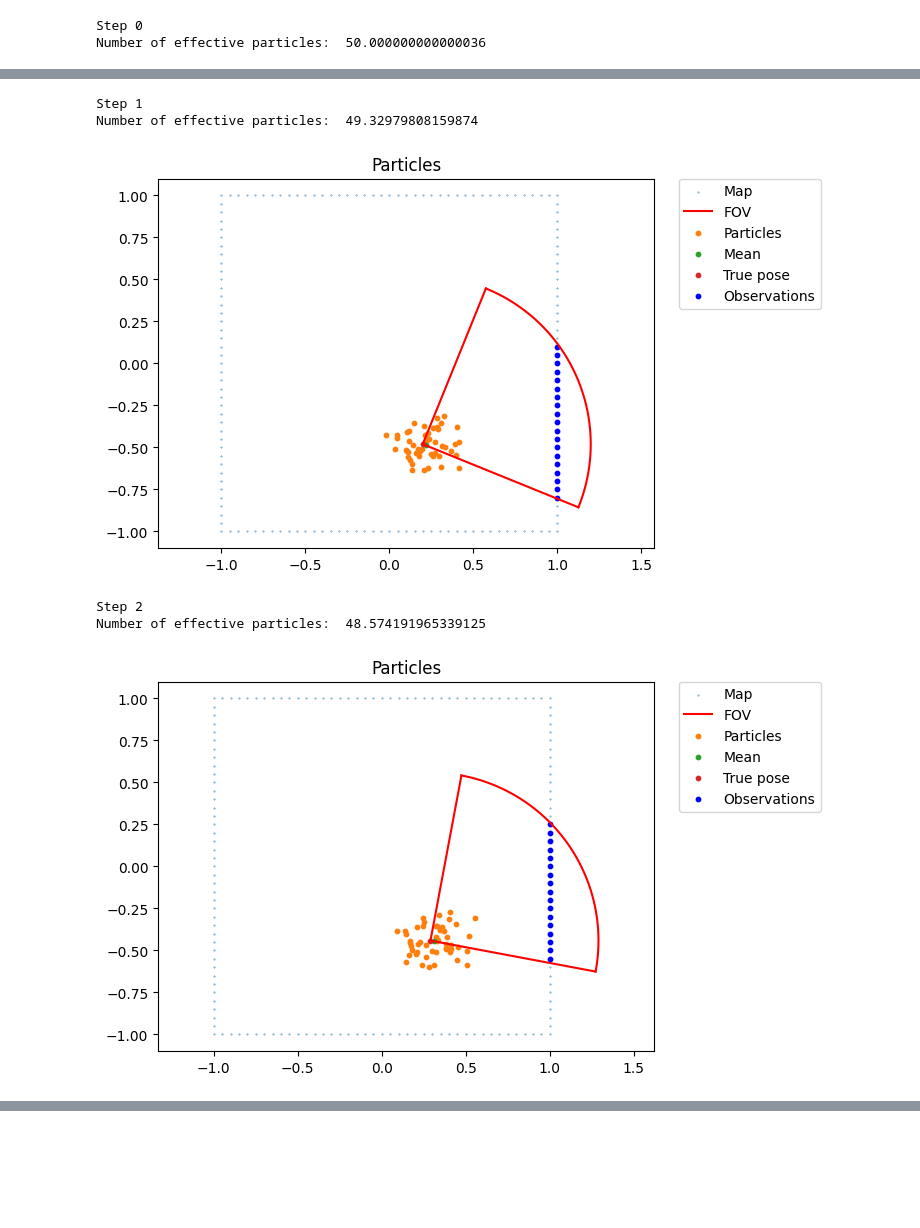
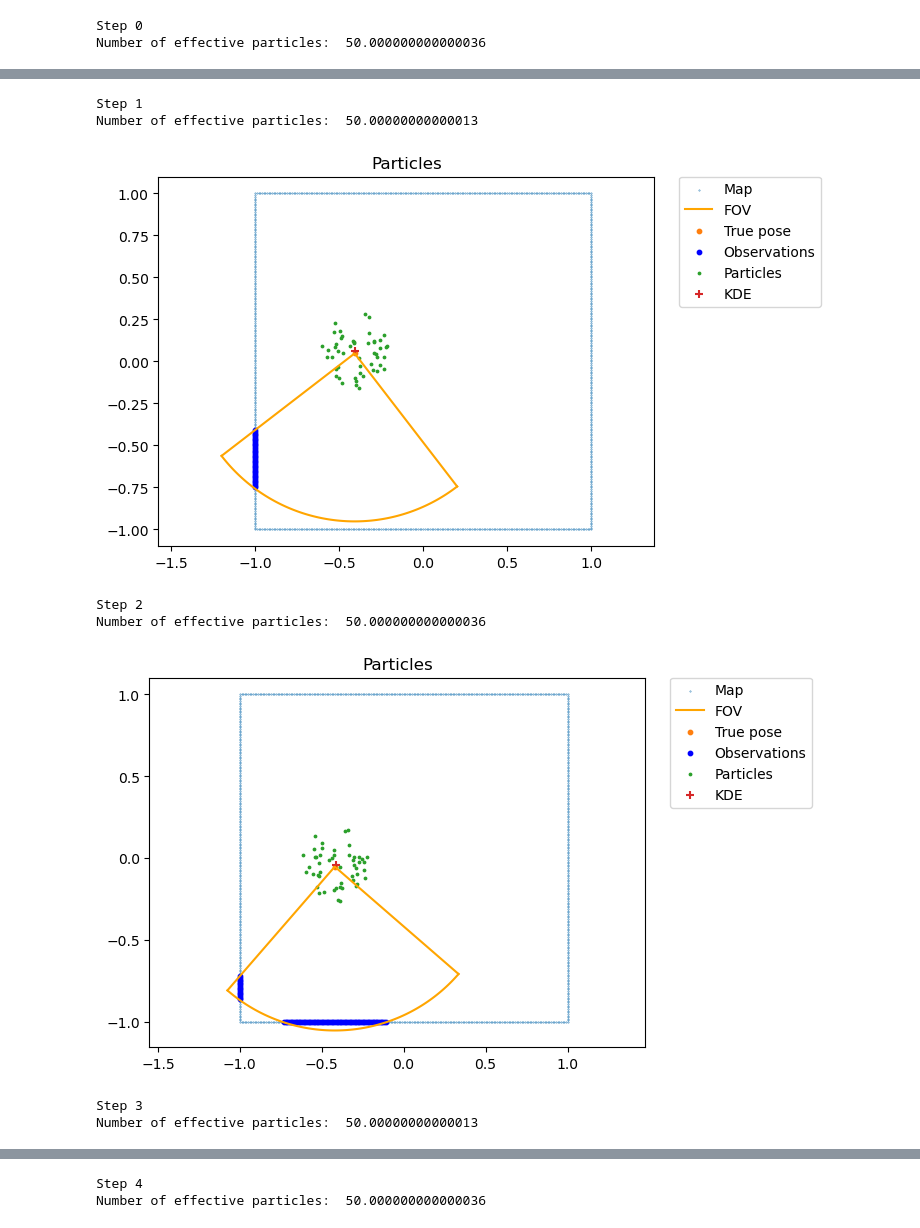
Before and after one commit to miquelmassot/pygp_particle_filter, a Jupyter notebook: example/example_pf.ipynb, the cells around one changed output, grey strips where cells are left out. Cells and saved outputs as stored; diff of their text form; code cells hidden in the pictures; blank space fills up the shorter version.

```diff
--- a/example/example_pf.ipynb
+++ b/example/example_pf.ipynb
@@ -6,13 +6,13 @@ import matplotlib.pyplot as plt
 # Create a fake map (2x2 meter empty square, with 1mm resolution)
 simulation_map = []
 # North wall
-simulation_map.extend([[x, -1] for x in np.arange(-1, 1, 0.05)])
+simulation_map.extend([[x, -1] for x in np.arange(-1, 1, 0.01)])
 # East wall
-simulation_map.extend([[1, y] for y in np.arange(-1, 1, 0.05)])
+simulation_map.extend([[1, y] for y in np.arange(-1, 1, 0.01)])
 # South wall
-simulation_map.extend([[x, 1] for x in np.arange(1, -1, -0.05)])
+simulation_map.extend([[x, 1] for x in np.arange(1, -1, -0.01)])
 # West wall
-simulation_map.extend([[-1, y] for y in np.arange(1, -1, -0.05)])
+simulation_map.extend([[-1, y] for y in np.arange(1, -1, -0.01)])
 simulation_map = np.array(simulation_map)
 
 # Plot the map
@@ -107,23 +110,26 @@ plt.show()
 # %%
 from pygp_particle_filter import ParticleFilter
 
+# robot_pose = np.array([0.0, -0.5, 0.0])
+
 # Create a particle filter
 num_particles = 50
-x_range=[-0.05, 0.05]
-y_range=[-0.6, -0.4]
-gamma_range=[-0.05, 0.05]
-motion_noise=[0.05, 0.05, 0.005, 0.05, 0.025]
-#motion_noise=[0.0, 0.0, 0.0, 0.0, 0.0]
+x_init=robot_pose[0]
+y_init=robot_pose[1]
+gamma_init=robot_pose[2]
+auxilliary_noise=[0.20, 0.20, 0.05, 0.02, 0.01]
+jitter=0.05
 
-robot_pose = np.array([0.0, -0.5, 0.0])
+
 
 particle_filter = ParticleFilter(num_particles,
-                                 x_range,
-                                 y_range,
-                                 gamma_range,
-                                 motion_noise)
+                                 x_init,
+                                 y_init,
+                                 gamma_init,
+                                 jitter,
+                                 auxilliary_noise)
 
-num_steps = 3
+num_steps = 60
 
 # v = w * r
 # for a r = 0.5 m and a linear speed of 0.1, w = 0.2
@@ -138,6 +144,14 @@ lidar_range_max = 1.0
 dt = 1.0
 current_time = 0.0
 control_input = [0.0, 0.0, 0.0]
+
+#containors to store data
+T = []
+P_KDE = []
+P_STD = []
+P_GT = []
+observations_all = []
+
 
 plt.figure()
 
@@ -158,7 +172,7 @@ for i in range(num_steps):
     robot_pose[2] += control_input[2] * dt
     robot_pose[2] = robot_pose[2] % (2*np.pi)
 
-    mean_pose = particle_filter.mean_pose
+    kde_pose, kde_std  = particle_filter.kde_pose(sigma_resolution=0.1, sampling_resolution=1000)
     observations = get_observations(robot_pose, simulation_map, lidar_fov, lidar_range_max)
 
     ## Run update
@@ -186,18 +200,32 @@ for i in range(num_steps):
     # Plot the particles
     plt.clf()
     plt.scatter(simulation_map[:, 0], simulation_map[:, 1], s=0.1, label='Map')
-    plt.plot(x, y, c="r")
-    plt.plot(fov_points[:, 0], fov_points[:, 1], c="r", label="FOV")
-    plt.scatter(particles_x, particles_y, s=10, label='Particles')
-    plt.scatter(mean_pose[0], mean_pose[1], s=10, label='Mean')
+    plt.plot(x, y, c="orange")
+    plt.plot(fov_points[:, 0], fov_points[:, 1], c="orange", label="FOV")
     plt.scatter(robot_pose[0], robot_pose[1], s=10, label='True pose')
     plt.scatter(robot_pose[0] + observations[:, 0] * np.cos(observations[:, 1] + robot_pose[2]),
                 robot_pose[1] + observations[:, 0] * np.sin(observations[:, 1] + robot_pose[2]), c="blue", s=10, label='Observations')
+    plt.scatter(particles_x, particles_y, s=3, label='Particles')
+    plt.scatter(kde_pose[0], kde_pose[1], s=30, marker='+', label='KDE')
+
     plt.axis('equal')
     plt.title('Particles')
     # Place legend outside the plot
     plt.legend(bbox_to_anchor=(1.05, 1), loc=2, borderaxespad=0.)
     plt.show()
+
+    #store
+    T.append(current_time)
+    P_KDE.append(kde_pose.tolist())     # or list(kde_pose)
+    P_STD.append(kde_std.tolist())
+    P_GT.append(robot_pose.copy())      # if robot_pose is a NumPy array
+    observations_all.append(observations.copy())  # if needed
+
+# After the loop, convert to arrays
+T = np.array(T)
+P_KDE = np.array(P_KDE)
+P_STD = np.array(P_STD)
+P_GT = np.array(P_GT)
 # %% [output]
 Step 0
 Number of effective particles:  50.000000000000036
@@ -205,6 +233,8 @@ Number of effective particles:  50.000000000000036
 Step 1
-Number of effective particles:  49.32979808159874
+Number of effective particles:  50.00000000000013
-[figure, old version]
+[figure, new version]
 Step 2
-Number of effective particles:  48.574191965339125
+Number of effective particles:  50.000000000000036
-[figure, old version]
+[figure, new version]
+Step 3
+Number of effective particles:  50.00000000000013
@@ -210,0 +242,2 @@ Number of effective particles:  48.574191965339125
+Step 4
+Number of effective particles:  50.000000000000036
```
Also changed, not shown: parts of 7 cells of this notebook, 6 other files.
